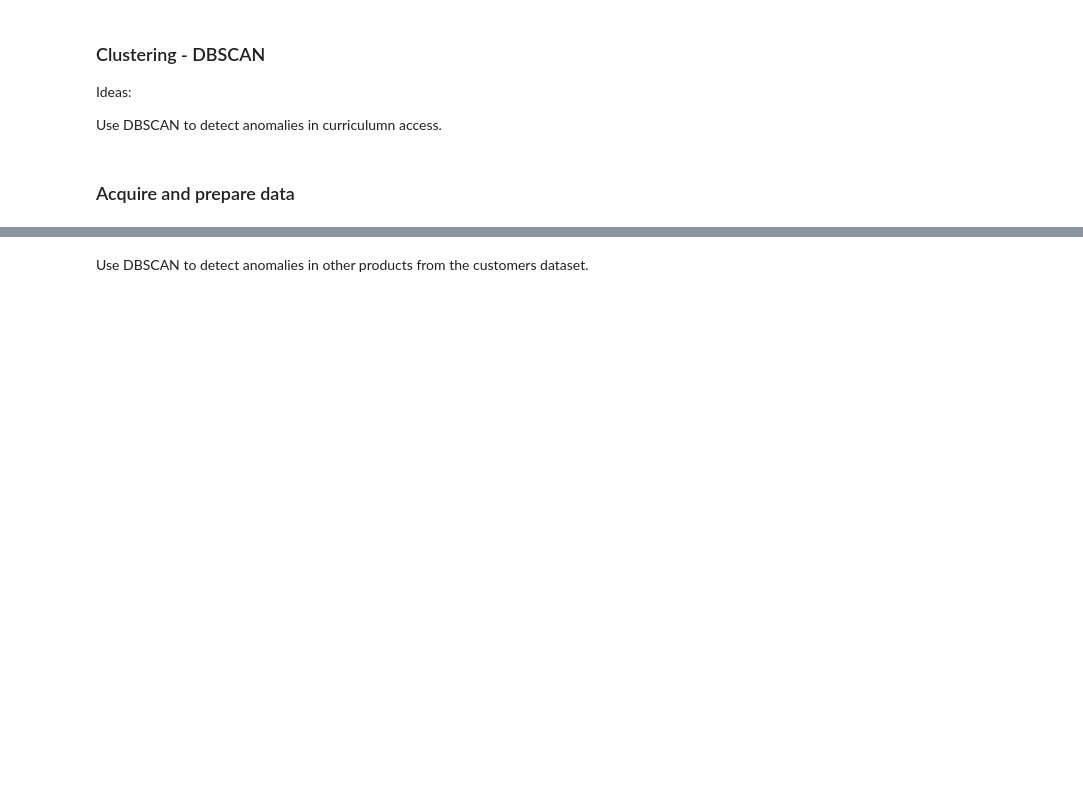
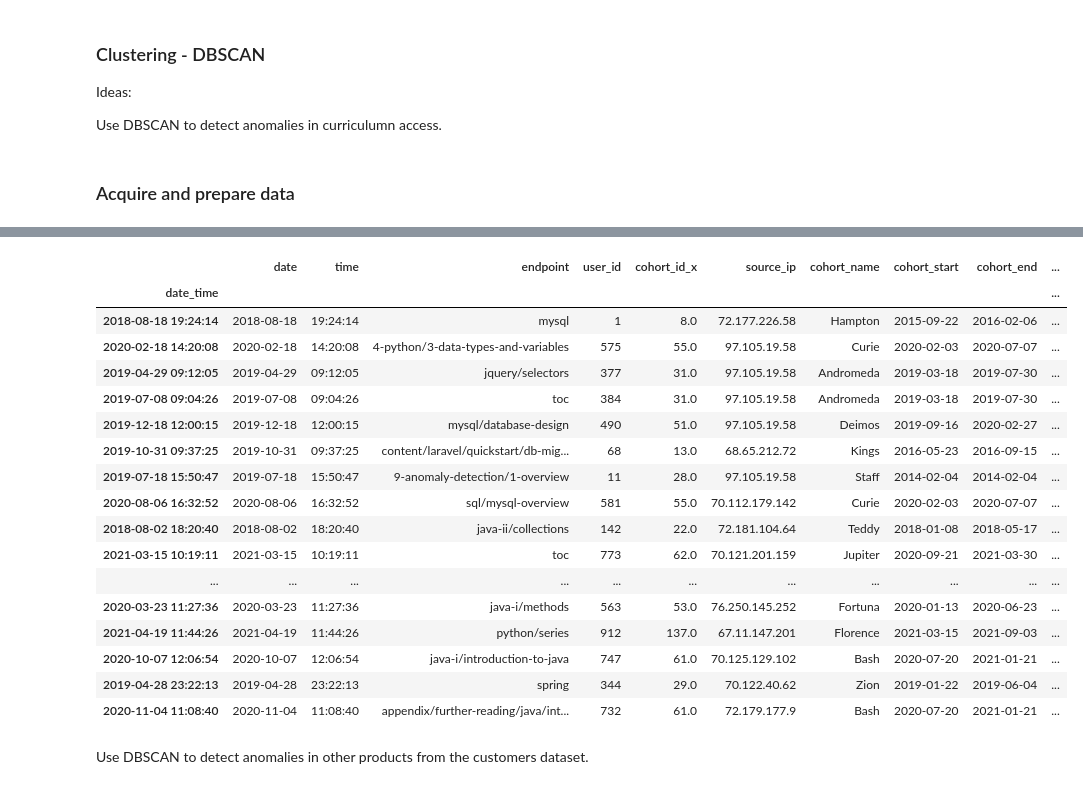
Before and after one commit to Jared-Godar/anomaly-detection-exercises, a Jupyter notebook: anomaly_clustering_exercises.ipynb, the cells around one changed output, grey strips where cells are left out. Cells and saved outputs as stored; diff of their text form; code cells hidden in the pictures; blank space fills up the shorter version.

```diff
--- a/anomaly_clustering_exercises.ipynb
+++ b/anomaly_clustering_exercises.ipynb
@@ -70,4 +79,2 @@ df2.head()
-# %%
-df=df2.copy()
 # %%
 df.head()
@@ -76,14 +89,28 @@ df.dtypes
-# %%
-# Concatenate date and time to new column so data can be explored more granularly
-df.date=df.date.astype(object)
-df['date_time']=df.date+' '+df.time
-df.date_time = pd.to_datetime(df.date_time)
-df = df.set_index(df.date_time)
-df.rename(columns={'cohort_id': 'number_of_classes'}, inplace=True)
-# %%
-df.date_time = pd.to_datetime(df.date_time)
-df = df.set_index(df.date_time)
-df.rename(columns={'cohort_id': 'number_of_classes'}, inplace=True)
+# %%
+# Add program description
+valmap = {2:'java_web_dev', 1:'php_web_dev', 3:'data_science', 4:'front_end_web_dev'}
+df['program']=df['program_id'].map(valmap)
+# %%
+df.sample(25)
+# %% [output]
+|  | date | time | endpoint | user_id | cohort_id_x | source_ip | cohort_name | cohort_start | cohort_end | ... |
+| date_time |  |  |  |  |  |  |  |  |  | ... |
+| 2018-08-18 19:24:14 | 2018-08-18 | 19:24:14 | mysql | 1 | 8.0 | 72.177.226.58 | Hampton | 2015-09-22 | 2016-02-06 | ... |
+| 2020-02-18 14:20:08 | 2020-02-18 | 14:20:08 | 4-python/3-data-types-and-variables | 575 | 55.0 | 97.105.19.58 | Curie | 2020-02-03 | 2020-07-07 | ... |
+| 2019-04-29 09:12:05 | 2019-04-29 | 09:12:05 | jquery/selectors | 377 | 31.0 | 97.105.19.58 | Andromeda | 2019-03-18 | 2019-07-30 | ... |
+| 2019-07-08 09:04:26 | 2019-07-08 | 09:04:26 | toc | 384 | 31.0 | 97.105.19.58 | Andromeda | 2019-03-18 | 2019-07-30 | ... |
+| 2019-12-18 12:00:15 | 2019-12-18 | 12:00:15 | mysql/database-design | 490 | 51.0 | 97.105.19.58 | Deimos | 2019-09-16 | 2020-02-27 | ... |
+| 2019-10-31 09:37:25 | 2019-10-31 | 09:37:25 | content/laravel/quickstart/db-mig... | 68 | 13.0 | 68.65.212.72 | Kings | 2016-05-23 | 2016-09-15 | ... |
+| 2019-07-18 15:50:47 | 2019-07-18 | 15:50:47 | 9-anomaly-detection/1-overview | 11 | 28.0 | 97.105.19.58 | Staff | 2014-02-04 | 2014-02-04 | ... |
+| 2020-08-06 16:32:52 | 2020-08-06 | 16:32:52 | sql/mysql-overview | 581 | 55.0 | 70.112.179.142 | Curie | 2020-02-03 | 2020-07-07 | ... |
+| 2018-08-02 18:20:40 | 2018-08-02 | 18:20:40 | java-ii/collections | 142 | 22.0 | 72.181.104.64 | Teddy | 2018-01-08 | 2018-05-17 | ... |
+| 2021-03-15 10:19:11 | 2021-03-15 | 10:19:11 | toc | 773 | 62.0 | 70.121.201.159 | Jupiter | 2020-09-21 | 2021-03-30 | ... |
+| ... | ... | ... | ... | ... | ... | ... | ... | ... | ... | ... |
+| 2020-03-23 11:27:36 | 2020-03-23 | 11:27:36 | java-i/methods | 563 | 53.0 | 76.250.145.252 | Fortuna | 2020-01-13 | 2020-06-23 | ... |
+| 2021-04-19 11:44:26 | 2021-04-19 | 11:44:26 | python/series | 912 | 137.0 | 67.11.147.201 | Florence | 2021-03-15 | 2021-09-03 | ... |
+| 2020-10-07 12:06:54 | 2020-10-07 | 12:06:54 | java-i/introduction-to-java | 747 | 61.0 | 70.125.129.102 | Bash | 2020-07-20 | 2021-01-21 | ... |
+| 2019-04-28 23:22:13 | 2019-04-28 | 23:22:13 | spring | 344 | 29.0 | 70.122.40.62 | Zion | 2019-01-22 | 2019-06-04 | ... |
+| 2020-11-04 11:08:40 | 2020-11-04 | 11:08:40 | appendix/further-reading/java/int... | 732 | 61.0 | 72.179.177.9 | Bash | 2020-07-20 | 2021-01-21 | ... |
 # %% [markdown]
 Use DBSCAN to detect anomalies in other products from the customers dataset.
 # %% [markdown]
```
Also changed, not shown: parts of 8 cells of this notebook, 2 other files.
